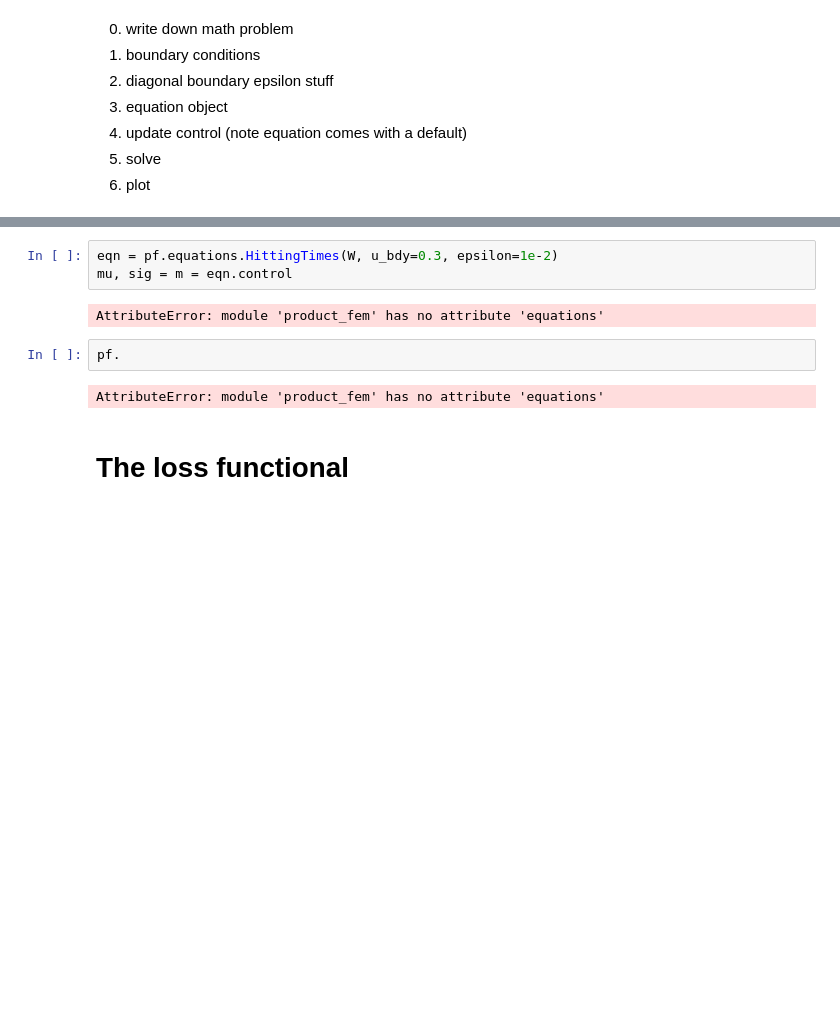
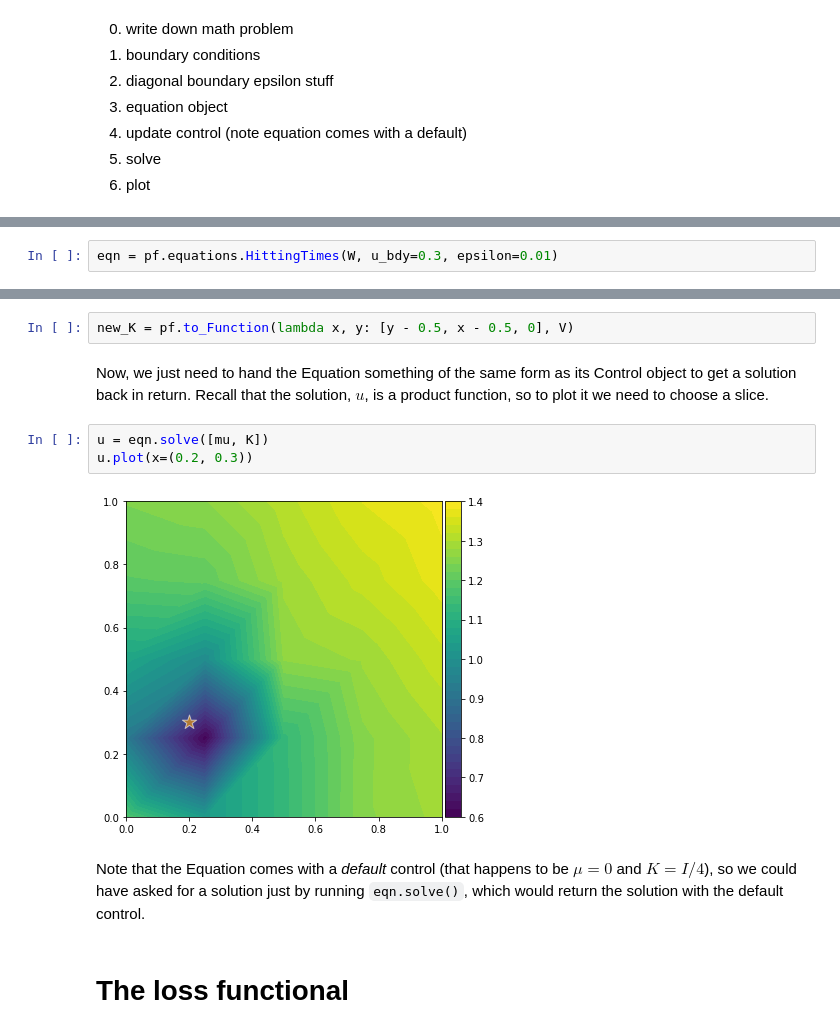
Before and after one commit to kr-colab/product-space-FEM, a Jupyter notebook: docs/tutorial.ipynb, the cells around one changed output, grey strips where cells are left out. Saved outputs shown, nothing was run; the diff lists cells and outputs as text; blank space fills up the shorter version.

```diff
--- a/docs/tutorial.ipynb
+++ b/docs/tutorial.ipynb
@@ -115,0 +137,2 @@ $$
+# %%
+eqn = pf.equations.HittingTimes(W, u_bdy=0.3, epsilon=0.01)
@@ -116,12 +167,21 @@ $$
+# %%
+new_K = pf.to_Function(lambda x, y: [y - 0.5, x - 0.5, 0], V)
+# %% [markdown]
+Now, we just need to hand the Equation
+something of the same form as its Control object
+to get a solution back in return.
+Recall that the solution, $u$, is a product function,
+so to plot it we need to choose a slice.
 # %%
-eqn = pf.equations.HittingTimes(W, u_bdy=0.3, epsilon=1e-2)
-mu, sig = m = eqn.control
+u = eqn.solve([mu, K])
+u.plot(x=(0.2, 0.3))
 # %% [output]
-AttributeError: module 'product_fem' has no attribute 'equations'
+[figure, added]
-# %%
-pf.
-# %% [output]
-AttributeError: module 'product_fem' has no attribute 'equations'
+# %% [markdown]
+Note that the Equation comes with a *default* control
+(that happens to be $\mu = 0$ and $K = I/4$),
+so we could have asked for a solution just by running `eqn.solve()`,
+which would return the solution with the default control.
 # %% [markdown]
 # The loss functional
 # %% [markdown]
```
Also changed, not shown: parts of 7 cells of this notebook, 5 other files.
